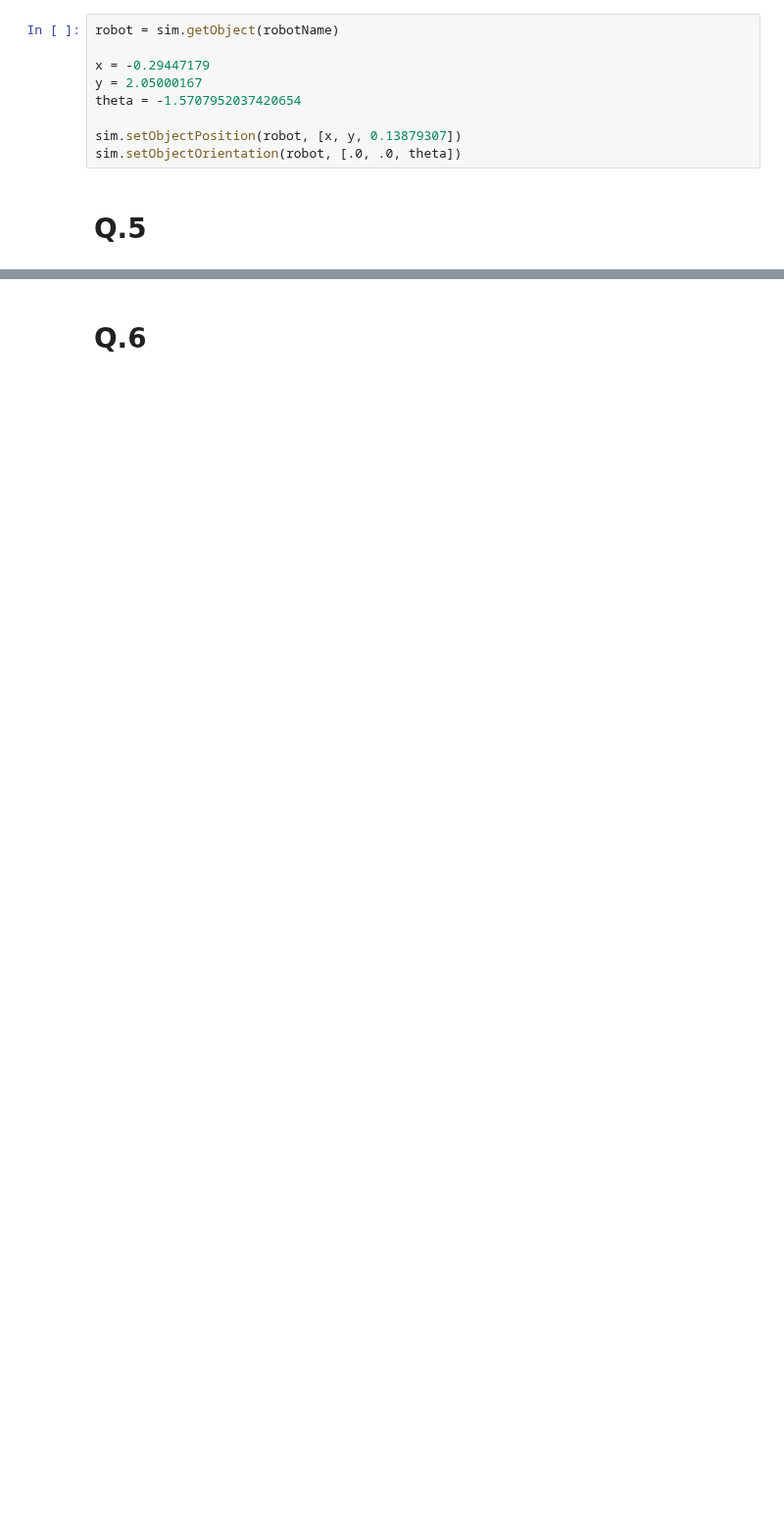
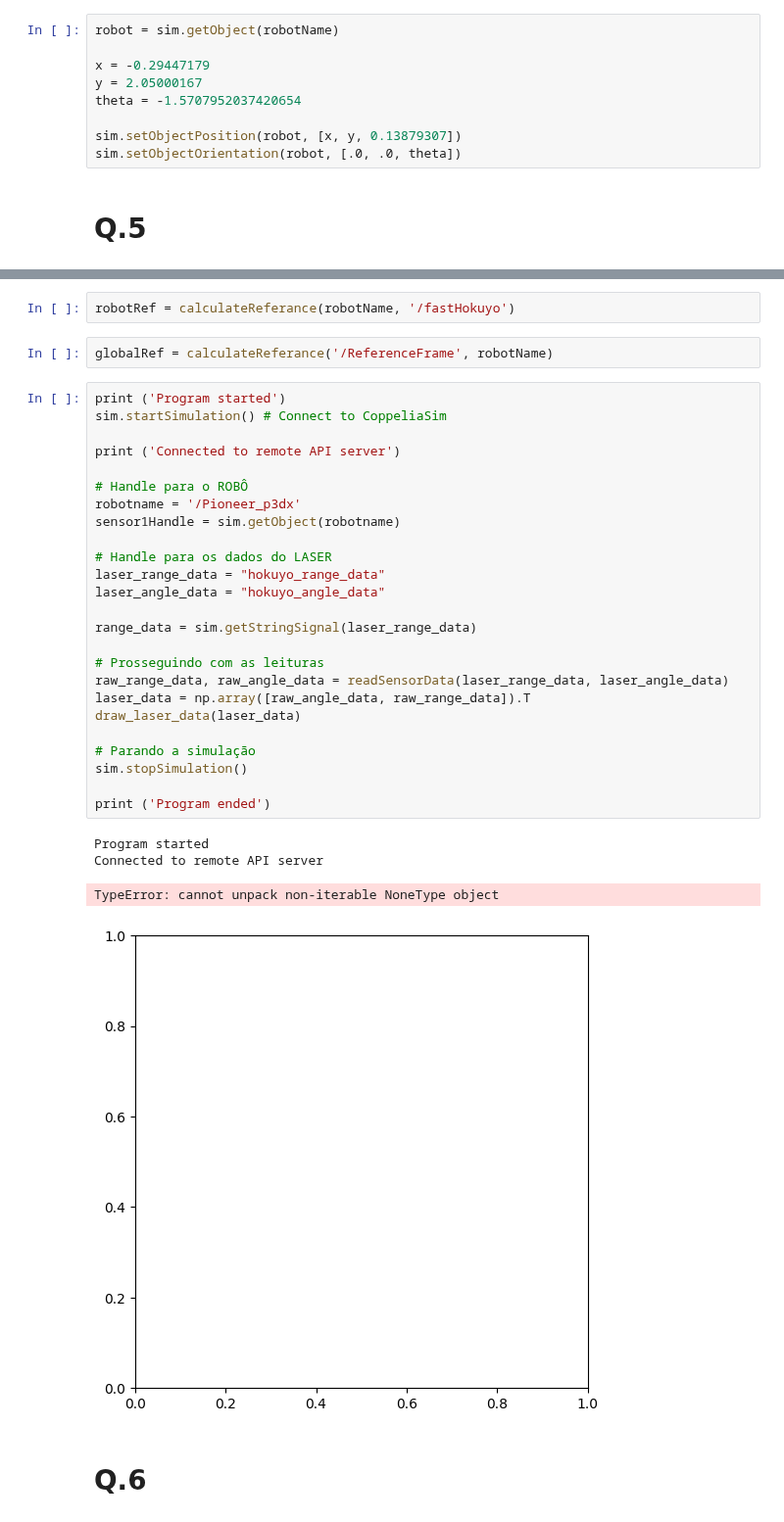
Before and after one commit to EnnesJp/robotica-movel-tp1, a Jupyter notebook: robotica-movel-tp1.ipynb, the cells around one changed output, grey strips where cells are left out. Shown at 98% size. Saved outputs shown, nothing was run; the diff lists cells and outputs as text; blank space fills up the shorter version.

Commit message:
ended Q.2

```diff
--- a/robotica-movel-tp1.ipynb
+++ b/robotica-movel-tp1.ipynb
@@ -304,2 +395,36 @@ sim.setObjectOrientation(robot, [.0, .0, theta])
+# %%
+robotRef = calculateReferance(robotName, '/fastHokuyo')
+# %%
+globalRef = calculateReferance('/ReferenceFrame', robotName)
+# %%
+print ('Program started')
+sim.startSimulation() # Connect to CoppeliaSim
+
+print ('Connected to remote API server')
+
+# Handle para o ROBÔ
+robotname = '/Pioneer_p3dx'
+sensor1Handle = sim.getObject(robotname)
+
+# Handle para os dados do LASER
+laser_range_data = "hokuyo_range_data"
+laser_angle_data = "hokuyo_angle_data"
+
+range_data = sim.getStringSignal(laser_range_data)
+
+# Prosseguindo com as leituras
+raw_range_data, raw_angle_data = readSensorData(laser_range_data, laser_angle_data)
+laser_data = np.array([raw_angle_data, raw_range_data]).T
+draw_laser_data(laser_data)
+
+# Parando a simulação
+sim.stopSimulation()
+
+print ('Program ended')
+# %% [output]
+Program started
+Connected to remote API server
+TypeError: cannot unpack non-iterable NoneType object
+[figure, added]
 # %% [markdown]
 # Q.6
```
Also changed, not shown: parts of 6 cells of this notebook.
